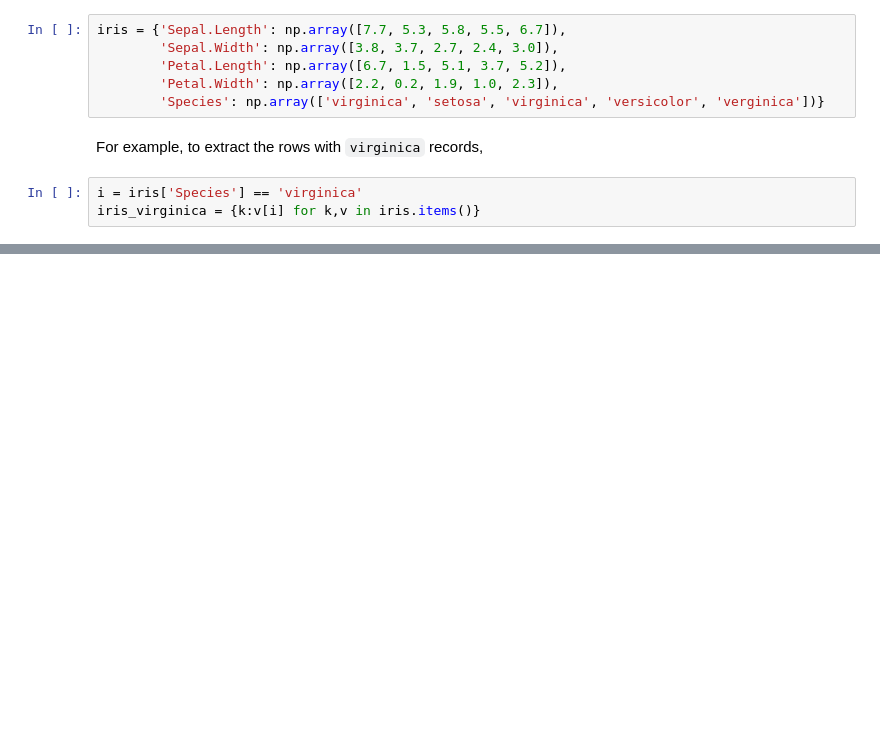
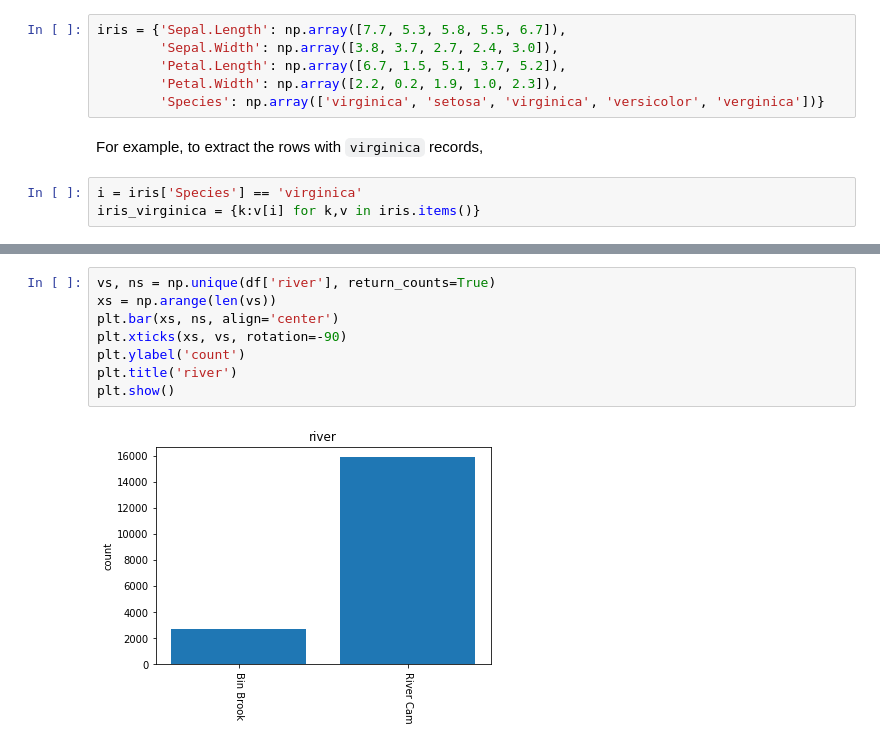
Before and after one commit to damonjw/scicomp, a Jupyter notebook: 3. Working with data.ipynb, the cells around one changed output, grey strips where cells are left out. Cells and saved outputs as stored; diff of their text form; blank space fills up the shorter version.

```diff
--- a/3. Working with data.ipynb
+++ b/3. Working with data.ipynb
@@ -315,0 +171,10 @@ from [Sophie Chou at the MIT Media Lab](http://www.storybench.org/to-scrape-or-n
+# %%
+vs, ns = np.unique(df['river'], return_counts=True)
+xs = np.arange(len(vs))
+plt.bar(xs, ns, align='center')
+plt.xticks(xs, vs, rotation=-90)
+plt.ylabel('count')
+plt.title('river')
+plt.show()
+# %% [output]
+[figure, added]
```
Also changed, not shown: parts of 74 cells of this notebook, 6 other files.
